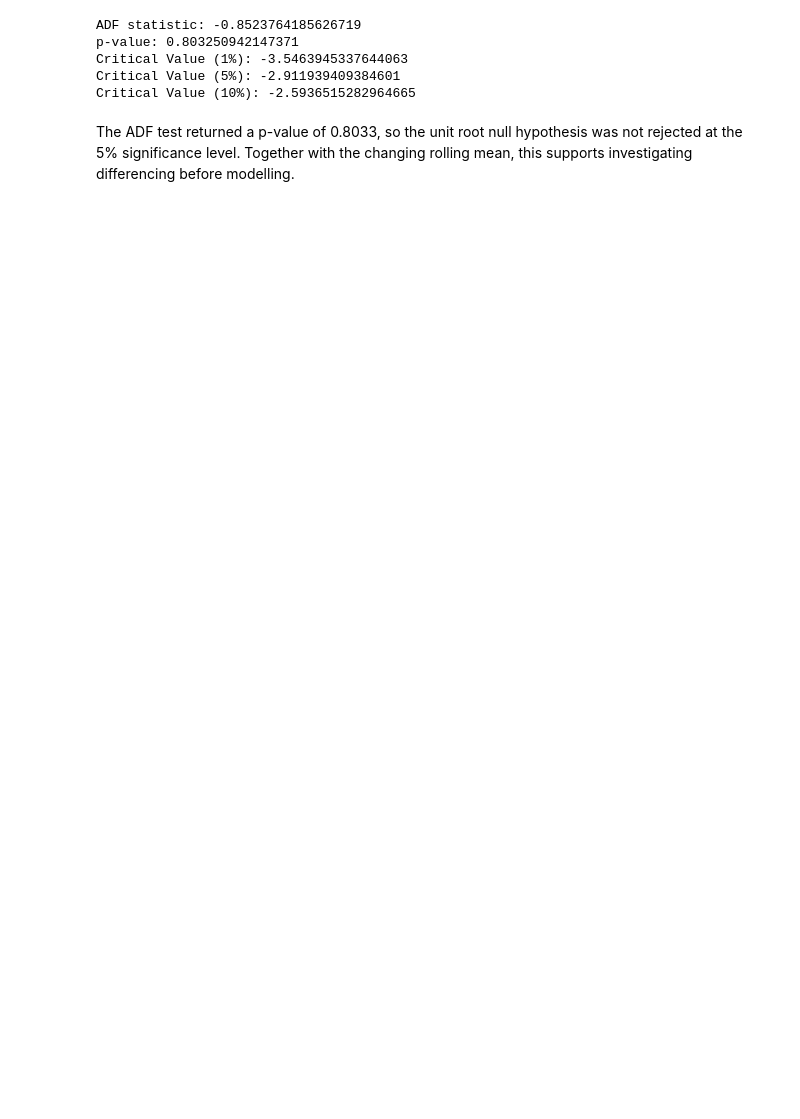
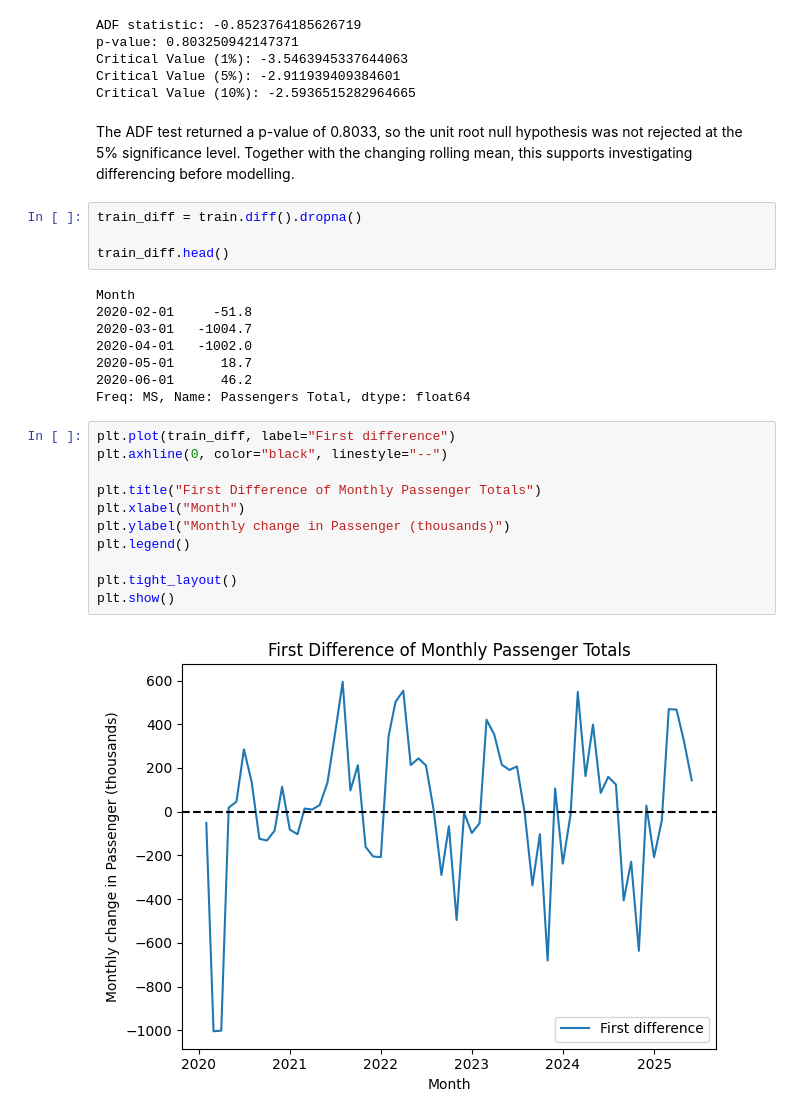
Before and after one commit to Ricardocotaa/CA1-Machine-Learning-2-Ricardo-Cota, a Jupyter notebook: CA1 MachineLearning-RicardoCota.ipynb, the cells around one changed output. Saved outputs shown, nothing was run; the diff lists cells and outputs as text; blank space fills up the shorter version.

```diff
--- a/CA1 MachineLearning-RicardoCota.ipynb
+++ b/CA1 MachineLearning-RicardoCota.ipynb
@@ -766,3 +765,28 @@ Critical Value (5%): -2.911939409384601
 Critical Value (10%): -2.5936515282964665
 # %% [markdown]
 The ADF test returned a p-value of 0.8033, so the unit root null hypothesis was not rejected at the 5% significance level. Together with the changing rolling mean, this supports investigating differencing before modelling.
+# %%
+train_diff = train.diff().dropna()
+
+train_diff.head()
+# %% [output]
+Month
+2020-02-01     -51.8
+2020-03-01   -1004.7
+2020-04-01   -1002.0
+2020-05-01      18.7
+2020-06-01      46.2
+Freq: MS, Name: Passengers Total, dtype: float64
+# %%
+plt.plot(train_diff, label="First difference")
+plt.axhline(0, color="black", linestyle="--")
+
+plt.title("First Difference of Monthly Passenger Totals")
+plt.xlabel("Month")
+plt.ylabel("Monthly change in Passenger (thousands)")
+plt.legend()
+
+plt.tight_layout()
+plt.show()
+# %% [output]
+[figure, added]
```
Also changed, not shown: parts of 12 cells of this notebook.
